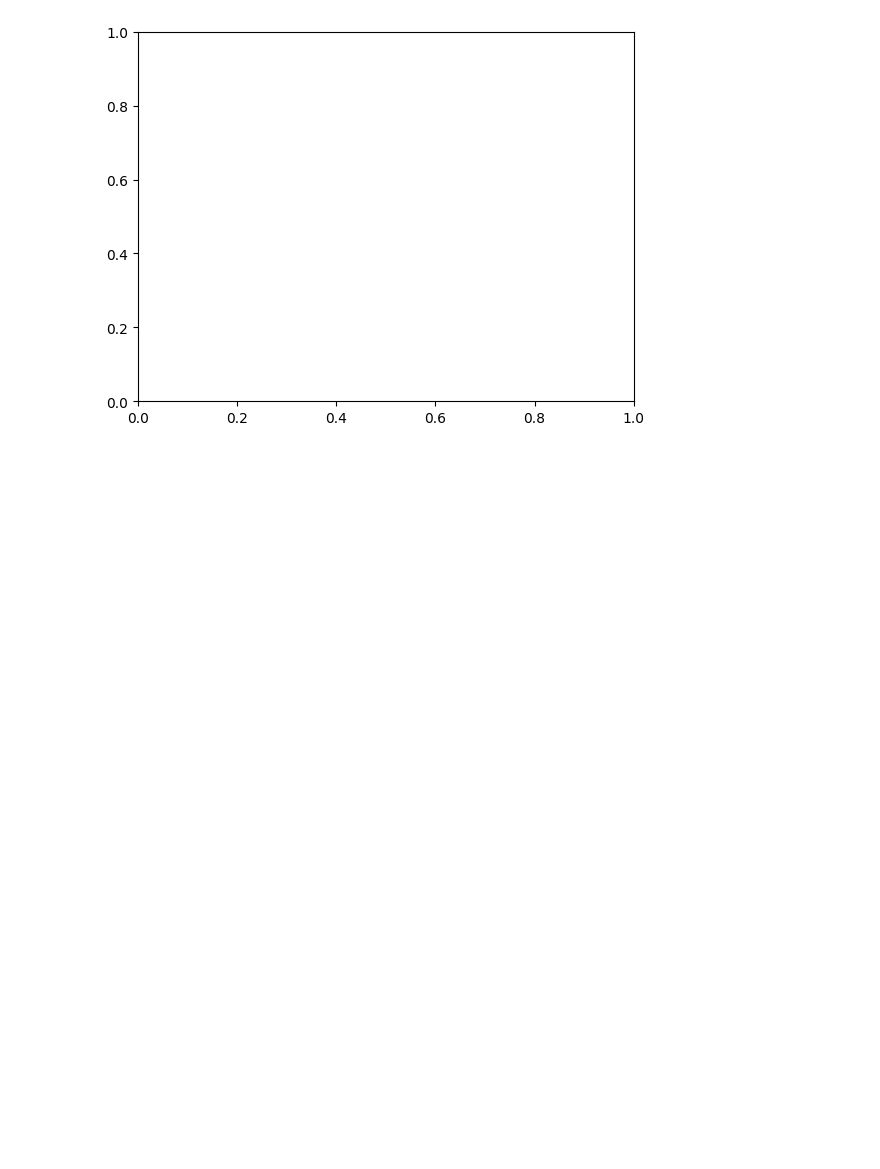
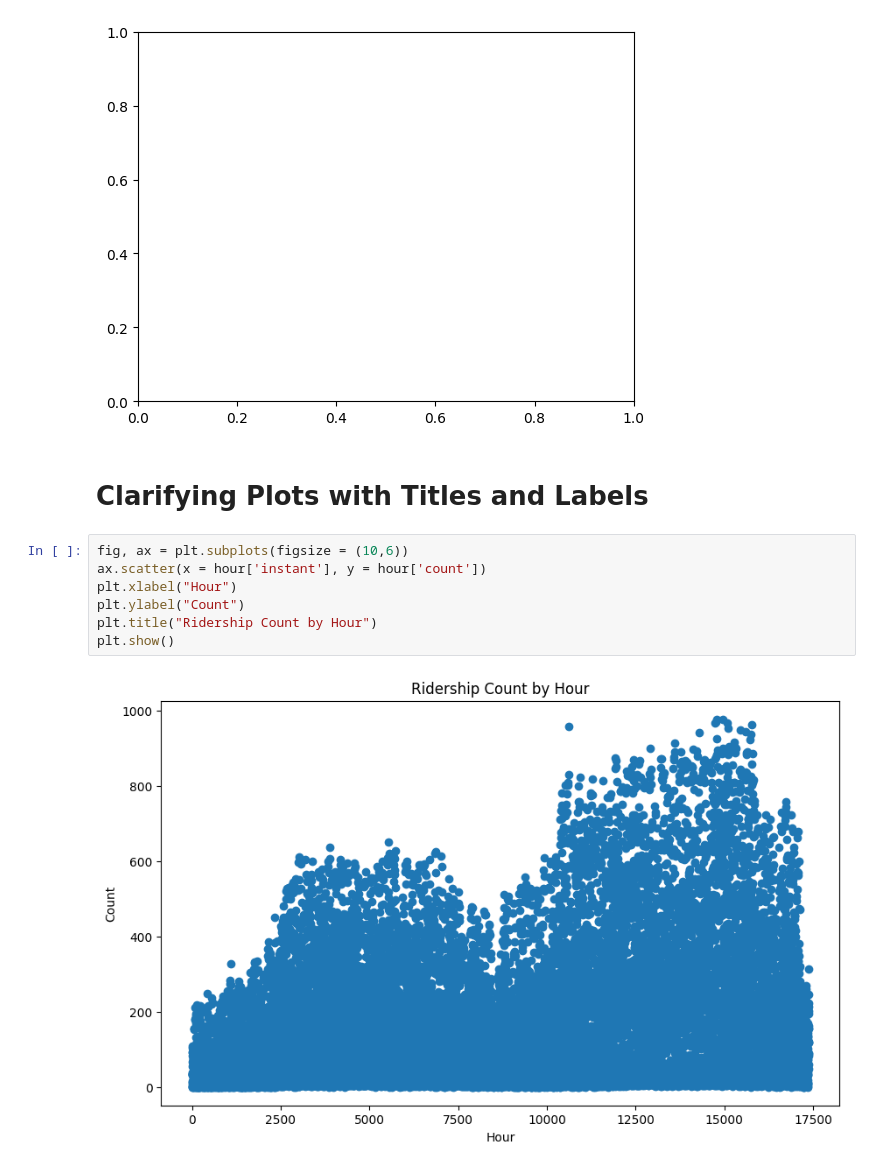
Before and after one commit to gonkikong0/Data-Science-, a Jupyter notebook: Data Analysis.ipynb, the cells around one changed output. Cells and saved outputs as stored; diff of their text form; blank space fills up the shorter version.

Commit message:
Plotting Subsets

```diff
--- a/Data Analysis.ipynb
+++ b/Data Analysis.ipynb
@@ -186,3 +189,14 @@ fig, ax = plt.subplots()
 plt.show()
 # %% [output]
 [figure]
+# %% [markdown]
+# Clarifying Plots with Titles and Labels
+# %%
+fig, ax = plt.subplots(figsize = (10,6))
+ax.scatter(x = hour['instant'], y = hour['count'])
+plt.xlabel("Hour")
+plt.ylabel("Count")
+plt.title("Ridership Count by Hour")
+plt.show()
+# %% [output]
+[figure, added]
```
Also changed, not shown: parts of 6 cells of this notebook.
